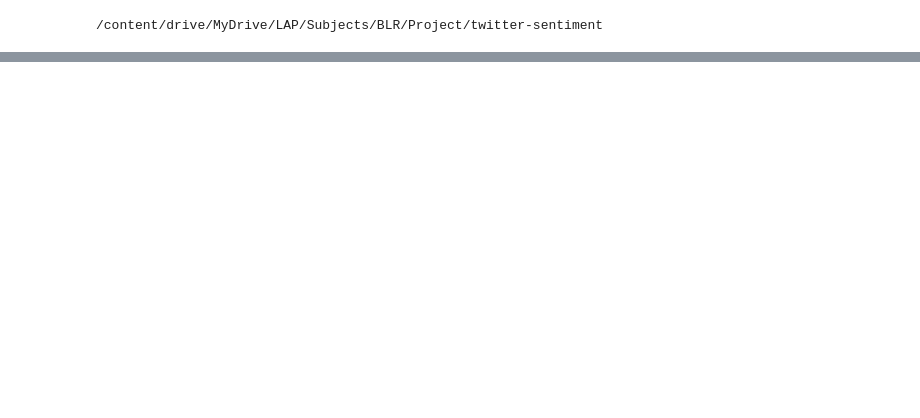
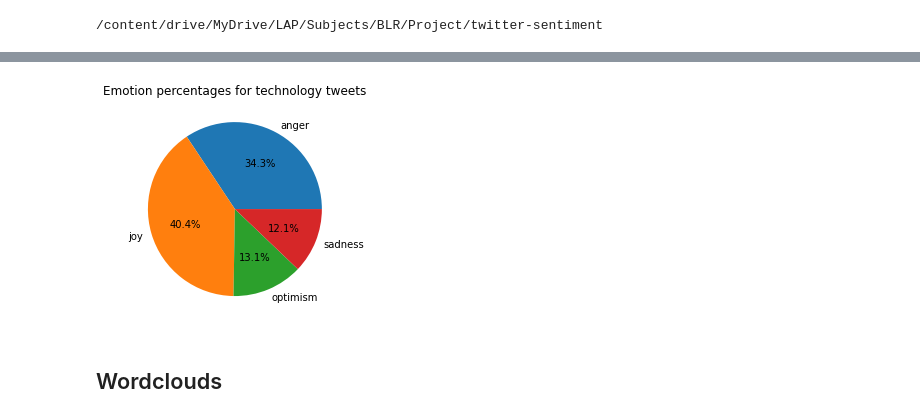
Before and after one commit to juletx/twitter-sentiment-emotion, a Jupyter notebook: twitter_sentiment.ipynb, the cells around one changed output, grey strips where cells are left out. Drawn from its saved outputs; the diff is of its cells as text; code cells hidden in the pictures; blank space fills up the shorter version.

```diff
--- a/twitter_sentiment.ipynb
+++ b/twitter_sentiment.ipynb
@@ -305,0 +176,6 @@ print(ner_results)
+# %%
+tweets_df['sentiment'] = sent
+tweets_df['negative'] = negative
+tweets_df['neutral'] = neutral
+tweets_df['positive'] = positive
+tweets_df
@@ -305,0 +207,11 @@ print(ner_results)
+# %%
+task = 'emotion'
+model_emotion, tokenizer_emotion, labels_emotion = get_params(task)
+# %%
+emotion = predict(list(tweets_df["text"]), model_emotion, tokenizer_emotion, labels_emotion, task)
+# %%
+emot = [emot['emotion'] for emot in emotion]
+anger = [emot['anger'] for emot in emotion]
+joy = [emot['joy'] for emot in emotion]
+optimism = [emot['optimism'] for emot in emotion]
+sadness = [emot['sadness'] for emot in emotion]
@@ -305,0 +239,12 @@ print(ner_results)
+# %%
+anger_count = emot.count('anger')
+joy_count = emot.count('joy')
+optimism_count = emot.count('optimism')
+sadness_count = emot.count('sadness')
+plt.pie(x = [anger_count, joy_count, optimism_count, sadness_count], labels=labels_emotion, autopct='%1.1f%%')
+plt.title("Emotion percentages for technology tweets")
+plt.show()
+# %% [output]
+[figure, added]
+# %% [markdown]
+## Wordclouds
```
Also changed, not shown: parts of 50 cells of this notebook.
